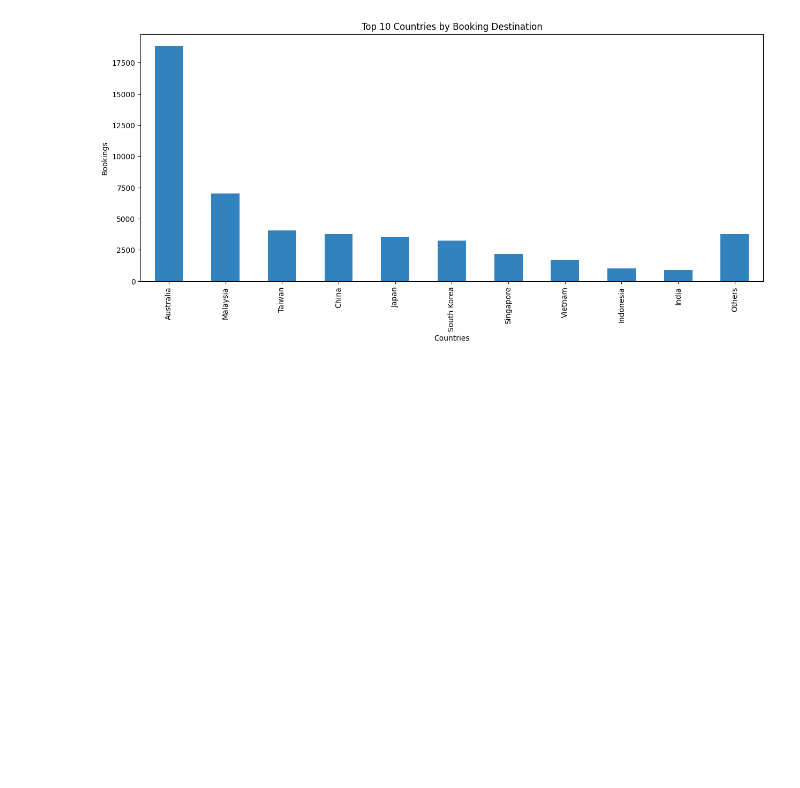
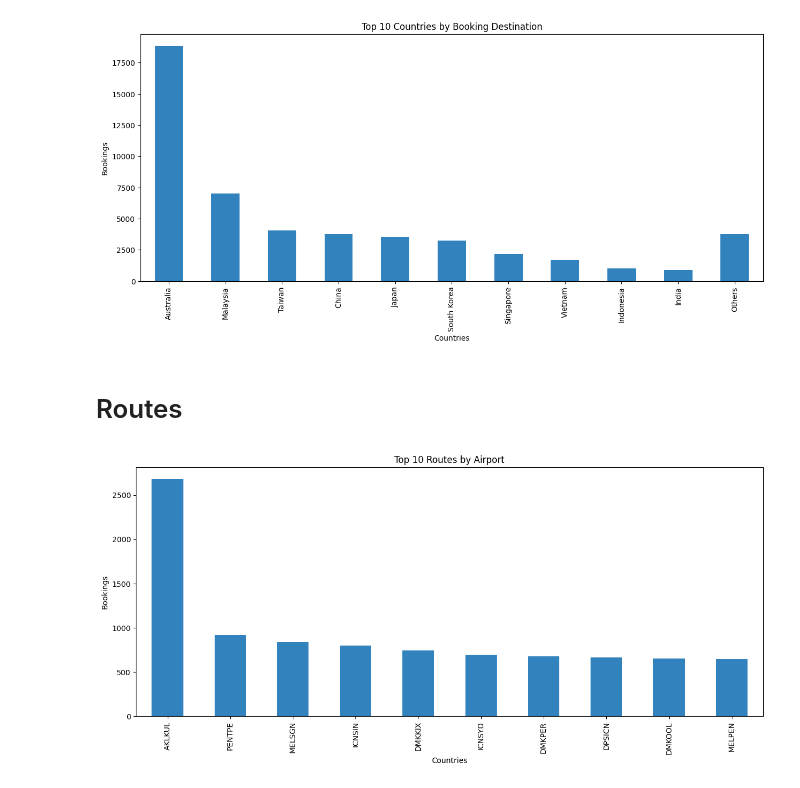
Before and after one commit to qichsia/python, a Jupyter notebook: final_proj/02_data_analysis.ipynb, the cells around one changed output. Drawn from its saved outputs; the diff is of its cells as text; code cells hidden in the pictures; blank space fills up the shorter version.

```diff
--- a/final_proj/02_data_analysis.ipynb
+++ b/final_proj/02_data_analysis.ipynb
@@ -134,3 +133,21 @@ plt.title('Top 10 Countries by Booking Destination')
 plt.show()
 # %% [output]
 [figure]
+# %% [markdown]
+# Routes
+# %%
+value_counts = df['route'].value_counts().head(10)
+
+fig, ax = plt.subplots(figsize=(15, 6))
+
+
+value_counts.plot.bar(colormap='tab20c', ax=ax)
+
+plt.xlabel('Countries')
+plt.ylabel('Bookings')
+plt.title('Top 10 Routes by Airport')
+
+# Display the plot
+plt.show()
+# %% [output]
+[figure, added]
```
Also changed, not shown: parts of 15 cells of this notebook, 5 other files.
